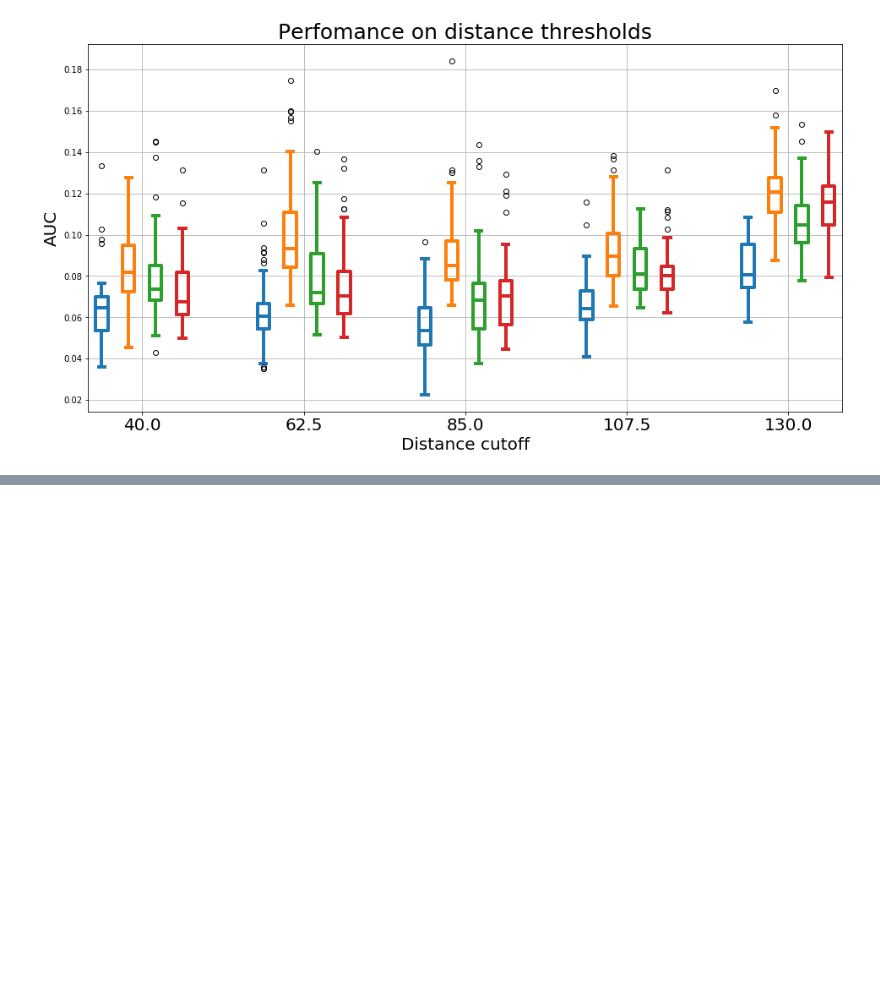
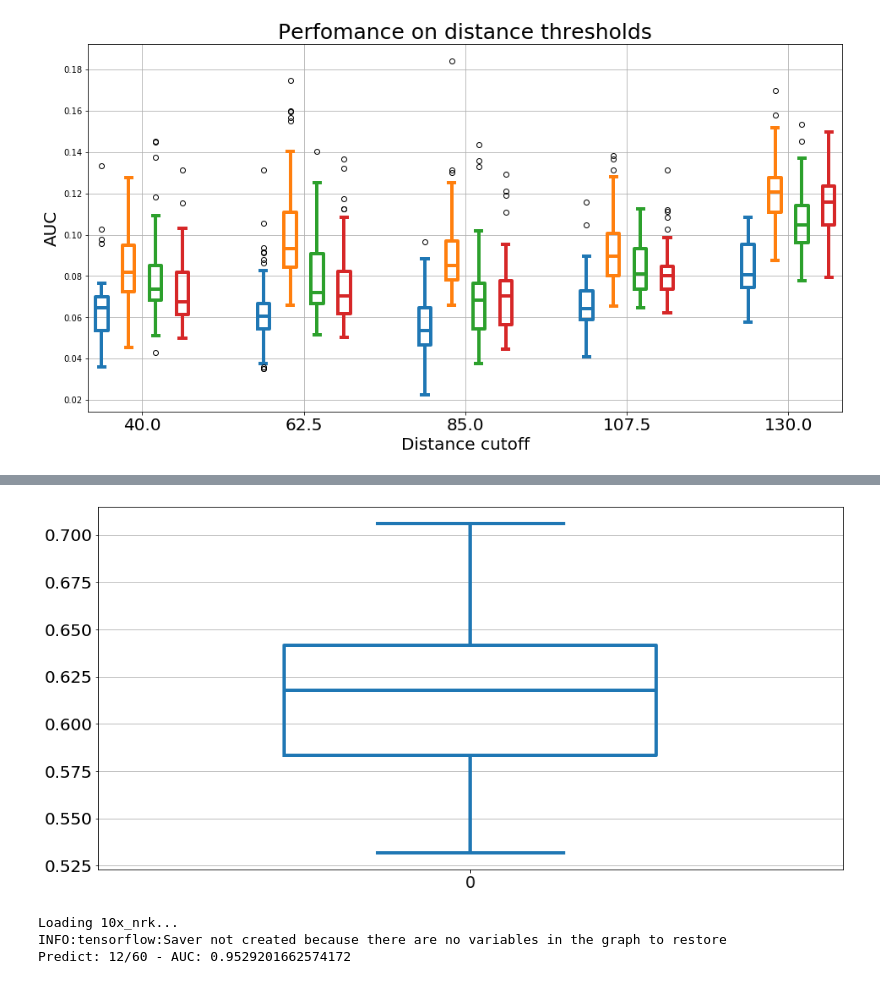
Before and after one commit to NabJa/single_cell_detection, a Jupyter notebook: Evaluation_of_multiple_models.ipynb, the cells around one changed output, grey strips where cells are left out. Saved outputs shown, nothing was run; the diff lists cells and outputs as text; code cells hidden in the pictures; blank space fills up the shorter version.

```diff
--- a/Evaluation_of_multiple_models.ipynb
+++ b/Evaluation_of_multiple_models.ipynb
@@ -488,0 +539,21 @@ plt.show()
+# %%
+def plot_simple_boxplot(boxes, colors=None, labels=None, title="", y_label="", save=None):
+
+    colors = list(mpl_colors.TABLEAU_COLORS.values())[:len(boxes)] if not colors else colors
+    labels = list(range(len(boxes))) if not labels else labels
+
+    plt.figure(figsize=(16, 8))
+    plt.title(title, fontsize=25)
+    for i, (b, c, l) in enumerate(zip(boxes, colors, labels)):
+        box = plt.boxplot(b, positions=[i], widths=0.5)
+        for box_property in box.values():
+            setp(box_property, color=c, lw=4)
+    plt.xticks(ticks=list(range(len(boxes))), labels=labels, fontsize=20)
+    plt.yticks(fontsize=20)
+    plt.ylabel(y_label, fontsize=20)
+    plt.grid(axis="y")
+    plt.savefig(save) if save else plt.show()
+# %%
+plot_simple_boxplot(aucs)
+# %% [output]
+[figure, added]
@@ -488,0 +570,48 @@ plt.show()
+# %%
+dict_perfomance = {
+    "microscopy": [],
+    "cells": [],
+    "auc": []
+}
+
+for model_path in MODELS:
+
+    microscopy = model_path.name[-3:]
+
+    if "nrk" in model_path.parent.name:
+        cells = "nrk"
+        model_name = f"{microscopy}_nrk"
+        gt_path = next(DATA_NRK.glob(f"{microscopy}*"))
+    else:
+        cells = "3t3"
+        model_name = f"{model_path.name[-3:]}_3t3"
+        gt_path = next(DATA_3T3.glob(f"{microscopy}*"))
+
+    data_generator = loader.tf_dataset_generator(str(gt_path))
+
+    print(f"Loading {model_name}...")
+    model = prediction_utils.load_model(str(model_path))
+
+
+    for i in range(60):
+
+        query = next(data_generator)
+
+        image, gt_bboxes = query.get("image"), query.get("bboxes")
+
+        prediction = prediction_utils.run_inference_for_single_image(model, image)
+
+        pred_bboxes, pred_scores = prediction.get("detection_boxes"), prediction.get("detection_scores")
+
+        metrics = statistics.get_performance_metrics(pred_bboxes, gt_bboxes, 0.5)
+        auc = metrics.get("auc")
+
+        dict_perfomance.get("microscopy").append(microscopy)
+        dict_perfomance.get("cells").append(cells)
+        dict_perfomance.get("auc").append(auc)
+
+        print(f"Predict: {i+1}/{60} - AUC: {auc}", end="\r")
+# %% [output]
+Loading 10x_nrk...
+INFO:tensorflow:Saver not created because there are no variables in the graph to restore
+Predict: 12/60 - AUC: 0.9529201662574172
```
Also changed, not shown: parts of 14 cells of this notebook, 1 other file.
